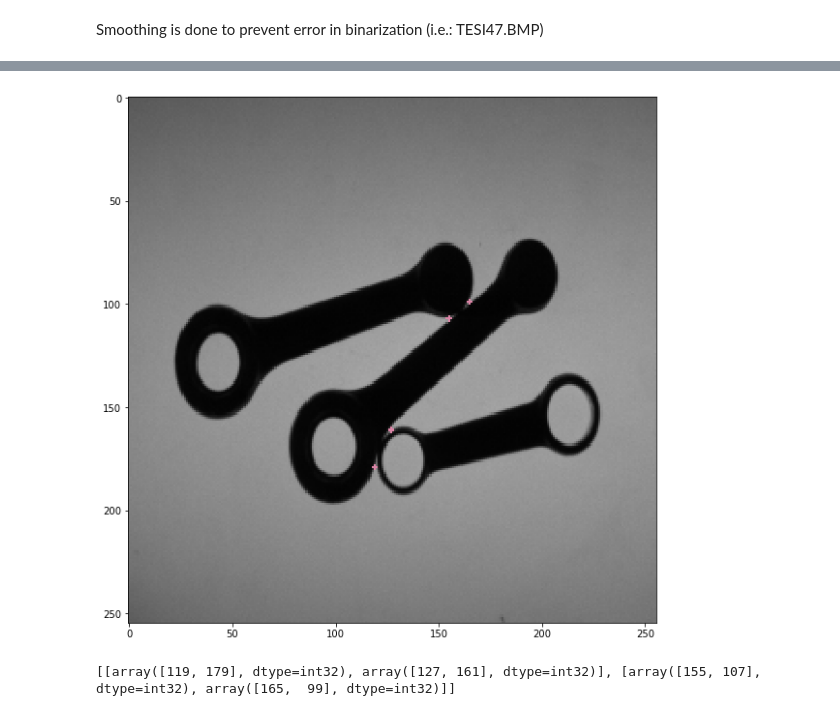
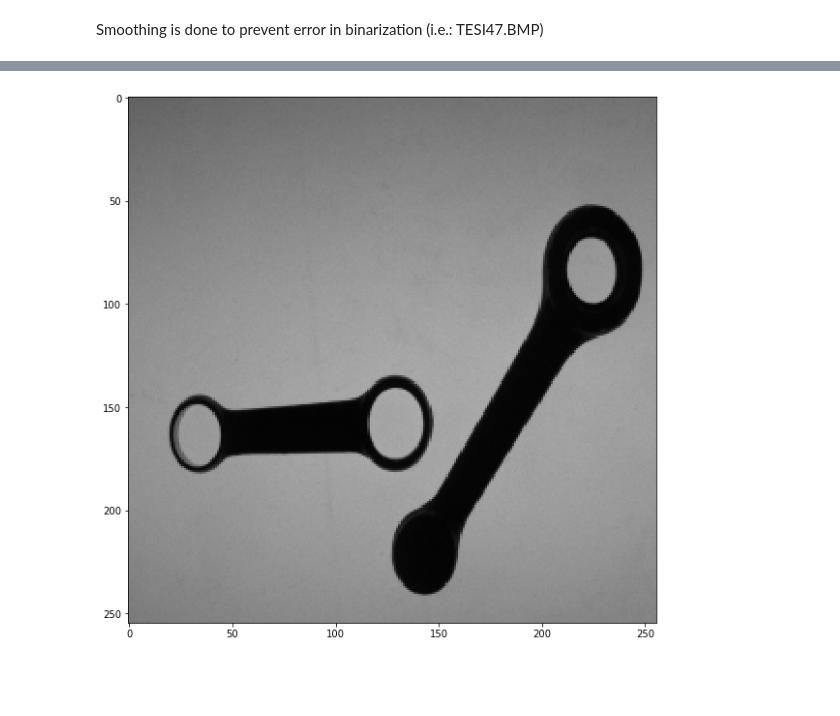
Before and after one commit to ggattoni/RodsInspection, a Jupyter notebook: Rods.ipynb, the cells around one changed output, grey strips where cells are left out. Saved outputs shown, nothing was run; the diff lists cells and outputs as text; code cells hidden in the pictures; blank space fills up the shorter version.

```diff
--- a/Rods.ipynb
+++ b/Rods.ipynb
@@ -4,7 +4,7 @@ import cv2
 import matplotlib.pyplot as plt
 from scipy.spatial.distance import euclidean
 # %%
-img = cv2.imread('images/TESI51.BMP')
+img = cv2.imread('images/TESI31.BMP')
 imgGray = cv2.cvtColor(img, cv2.COLOR_BGR2GRAY)
 plt.imshow(img, cmap='gray');
 # %% [output]
@@ -32,5 +32,6 @@ plt.imshow(threshImg, cmap='gray');
 # %%
-_, contours, hierarchy = cv2.findContours(threshImg, cv2.RETR_TREE, cv2.CHAIN_APPROX_SIMPLE)
+_, contours, hierarchy = cv2.findContours(threshImg, cv2.RETR_TREE, cv2.CHAIN_APPROX_NONE)
+_, approxContours, approxHierarchy = cv2.findContours(threshImg, cv2.RETR_TREE, cv2.CHAIN_APPROX_SIMPLE)
 contoursImg = img.copy()
 
 cv2.drawContours(contoursImg, contours, -1, (0, 255, 255), 1)
@@ -41,7 +42,9 @@ plt.imshow(contoursImg);
 # %%
 imgBorderIndex = np.argmax([cv2.contourArea(cnt) for cnt in contours])
 allContours = np.delete(contours, imgBorderIndex)
+allApproxCnts = np.delete(approxContours, imgBorderIndex)
 allHierarchy = np.delete(hierarchy.reshape((-1, 4)), imgBorderIndex, axis=0)
+allApproxHierarchy = np.delete(approxHierarchy.reshape((-1, 4)), imgBorderIndex, axis=0)
 
 contoursImg = img.copy()
 
@@ -58,6 +61,7 @@ n_rods
 # %%
 # Filter the outer contours and noise
 rodsContours = allContours[allHierarchy[:, 3] == 0]
+approxRodsContours = allApproxCnts[allApproxHierarchy[:, 3] == 0]
 # rodsContours = rodsContours[[cv2.contourArea(cnt) > 100 for cnt in rodsContours]]
 
 rodsContoursImg = img.copy()
@@ -70,31 +74,31 @@ plt.imshow(rodsContoursImg);
 # %%
 approxImg = img.copy()
 defectPoints = []
 
-for cnt in rodsContours:
+for cnt in approxRodsContours:
     if cv2.contourArea(cnt) > 5000:
         points = cv2.approxPolyDP(cnt, 0, False)
         # print(points.shape)
         hull = cv2.convexHull(points, returnPoints=False)
         # print(hull.shape)
         defects = cv2.convexityDefects(points, hull)
         # print(defects.shape)
         for d in defects.reshape(-1, 4):
             p = cnt[d[2]][0]
             neighborhood = threshImg[p[1] - 2:p[1] + 3, p[0] - 2:p[0] + 3] // 255
             # print(neighborhood)
             if np.sum(neighborhood) < 10:
                 # print(neighborhood)
-                cv2.circle(approxImg, tuple(p), 1, (220, 133, 167), -1)
+                cv2.circle(approxImg, tuple(p), 1, (177, 133, 167), -1)
                 defectPoints.append(p)
 
 defectsFound = len(defectPoints) > 0
 
-if defectsFound:
-    plt.figure(figsize=(10, 10))
-    plt.imshow(approxImg);
+#if defectsFound:
+plt.figure(figsize=(10, 10))
+plt.imshow(approxImg);
 # %% [output]
-[figure, old version]
+[figure, new version]
 # %%
 if defectsFound:
 
@@ -120,8 +124,6 @@ if defectsFound:
             defectPairs.append([d1, closest])
 
     print(defectPairs)
-# %% [output]
-[[array([119, 179], dtype=int32), array([127, 161], dtype=int32)], [array([155, 107], dtype=int32), array([165,  99], dtype=int32)]]
 # %%
 if defectsFound:
     correctThreshImg = cv2.cvtColor(threshImg.copy(), cv2.COLOR_GRAY2BGR)
```
Also changed, not shown: parts of 14 cells of this notebook.
